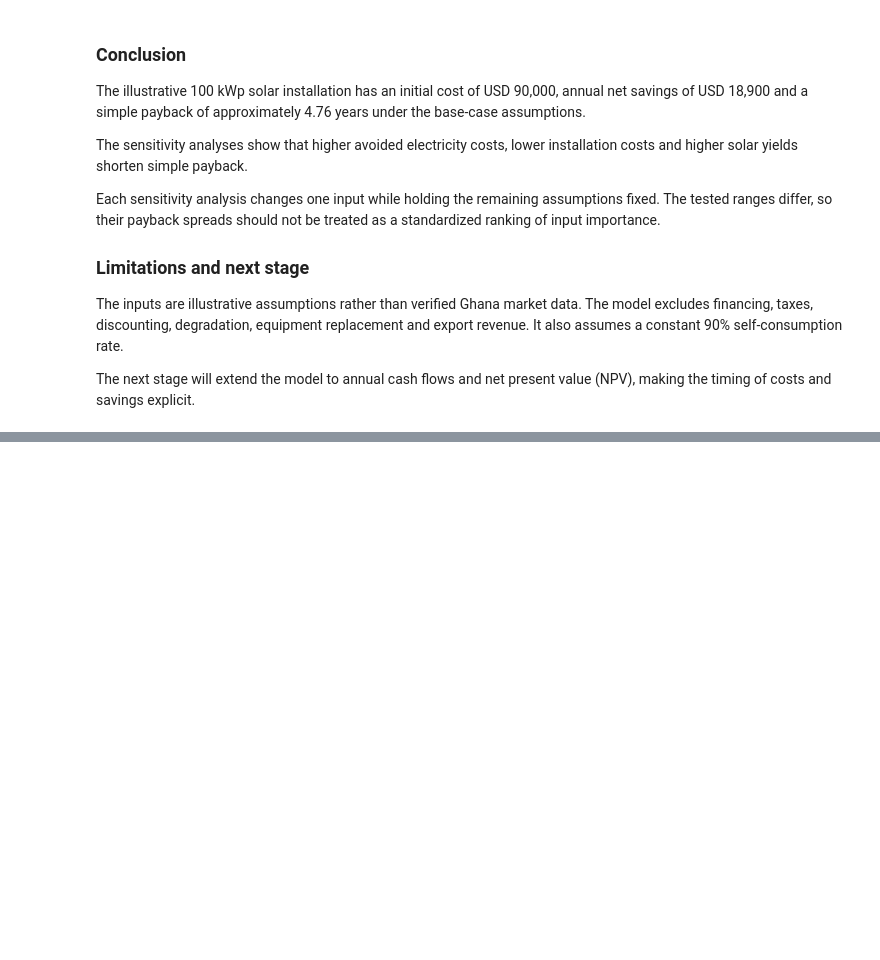
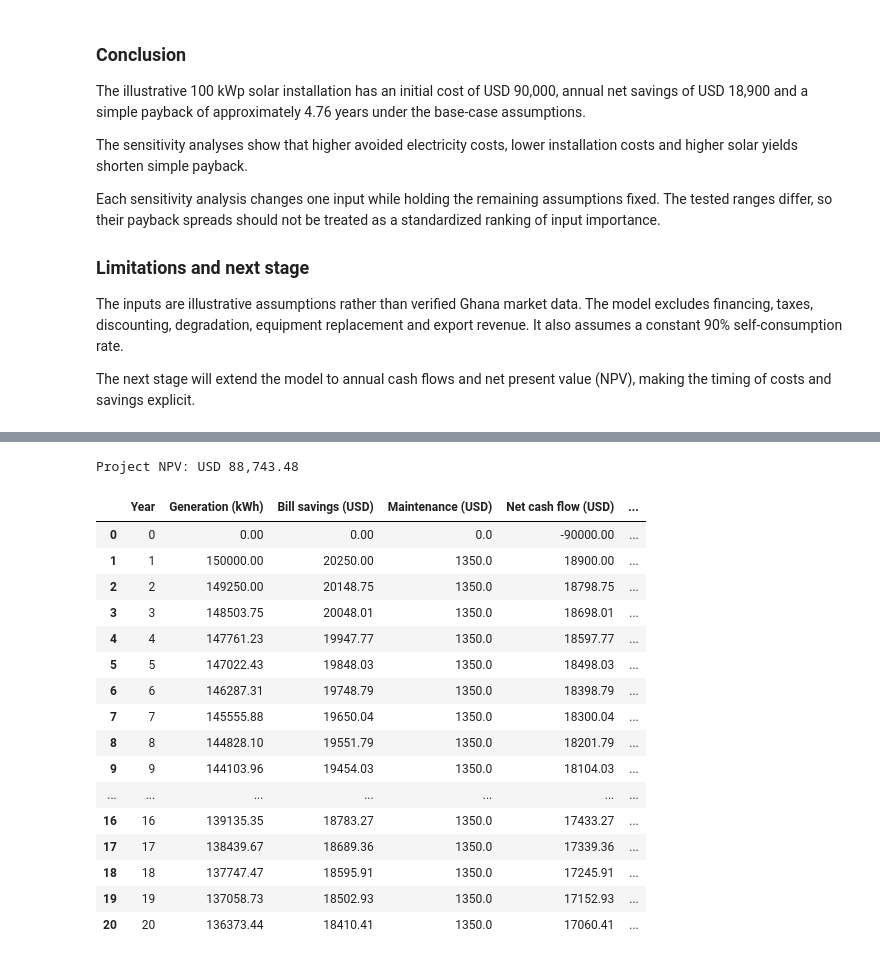
Before and after one commit to GHseyram/Ghana-energy-transition-investment-analytics, a Jupyter notebook: notebooks/03_solar_investment_model.ipynb, the cells around one changed output, grey strips where cells are left out. Drawn from its saved outputs; the diff is of its cells as text; code cells hidden in the pictures; blank space fills up the shorter version.

```diff
--- a/notebooks/03_solar_investment_model.ipynb
+++ b/notebooks/03_solar_investment_model.ipynb
@@ -466,0 +497,58 @@ explicit.
+# %%
+cash_flow_rows = [{
+    "Year": 0,
+    "Generation (kWh)": 0,
+    "Bill savings (USD)": 0,
+    "Maintenance (USD)": 0,
+    "Net cash flow (USD)": -installation_cost,
+    "Discounted cash flow (USD)": -installation_cost
+}]
+
+for year in range(1, project_lifetime_years + 1):
+    generation = annual_generation * (
+        (1 - annual_degradation_rate) ** (year - 1)
+    )
+    bill_savings = (
+        generation
+        * self_consumption_rate
+        * avoided_electricity_cost_per_kwh
+    )
+    net_cash_flow = bill_savings - annual_maintenance_cost
+    discounted_cash_flow = (
+        net_cash_flow / (1 + real_discount_rate) ** year
+    )
+
+    cash_flow_rows.append({
+        "Year": year,
+        "Generation (kWh)": generation,
+        "Bill savings (USD)": bill_savings,
+        "Maintenance (USD)": annual_maintenance_cost,
+        "Net cash flow (USD)": net_cash_flow,
+        "Discounted cash flow (USD)": discounted_cash_flow
+    })
+
+cash_flows = pd.DataFrame(cash_flow_rows)
+
+project_npv = cash_flows["Discounted cash flow (USD)"].sum()
+
+print(f"Project NPV: USD {project_npv:,.2f}")
+cash_flows.round(2)
+# %% [output]
+Project NPV: USD 88,743.48
+|  | Year | Generation (kWh) | Bill savings (USD) | Maintenance (USD) | Net cash flow (USD) | ... |
+| 0 | 0 | 0.00 | 0.00 | 0.0 | -90000.00 | ... |
+| 1 | 1 | 150000.00 | 20250.00 | 1350.0 | 18900.00 | ... |
+| 2 | 2 | 149250.00 | 20148.75 | 1350.0 | 18798.75 | ... |
+| 3 | 3 | 148503.75 | 20048.01 | 1350.0 | 18698.01 | ... |
+| 4 | 4 | 147761.23 | 19947.77 | 1350.0 | 18597.77 | ... |
+| 5 | 5 | 147022.43 | 19848.03 | 1350.0 | 18498.03 | ... |
+| 6 | 6 | 146287.31 | 19748.79 | 1350.0 | 18398.79 | ... |
+| 7 | 7 | 145555.88 | 19650.04 | 1350.0 | 18300.04 | ... |
+| 8 | 8 | 144828.10 | 19551.79 | 1350.0 | 18201.79 | ... |
+| 9 | 9 | 144103.96 | 19454.03 | 1350.0 | 18104.03 | ... |
+| ... | ... | ... | ... | ... | ... | ... |
+| 16 | 16 | 139135.35 | 18783.27 | 1350.0 | 17433.27 | ... |
+| 17 | 17 | 138439.67 | 18689.36 | 1350.0 | 17339.36 | ... |
+| 18 | 18 | 137747.47 | 18595.91 | 1350.0 | 17245.91 | ... |
+| 19 | 19 | 137058.73 | 18502.93 | 1350.0 | 17152.93 | ... |
+| 20 | 20 | 136373.44 | 18410.41 | 1350.0 | 17060.41 | ... |
```
Also changed, not shown: parts of 8 cells of this notebook.
